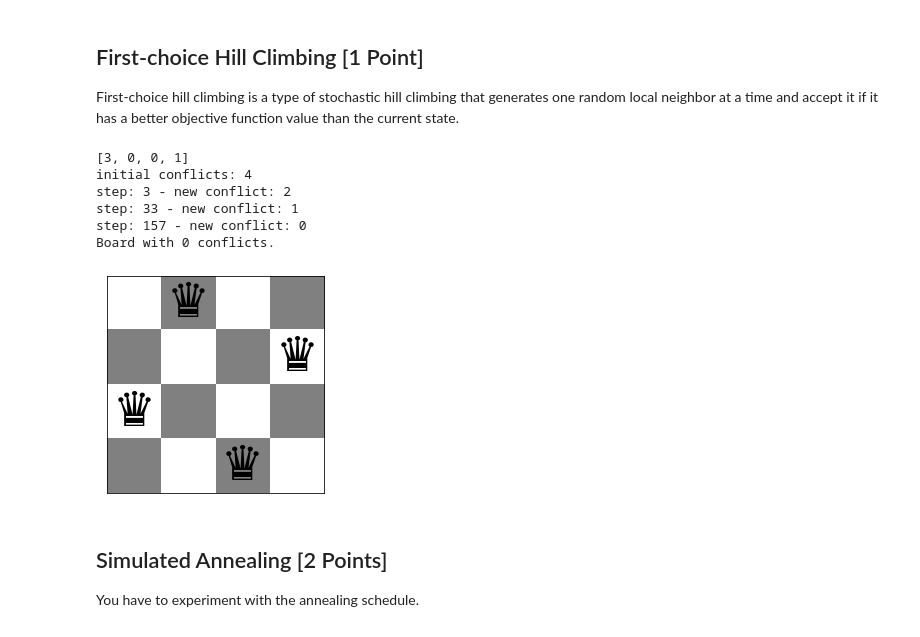
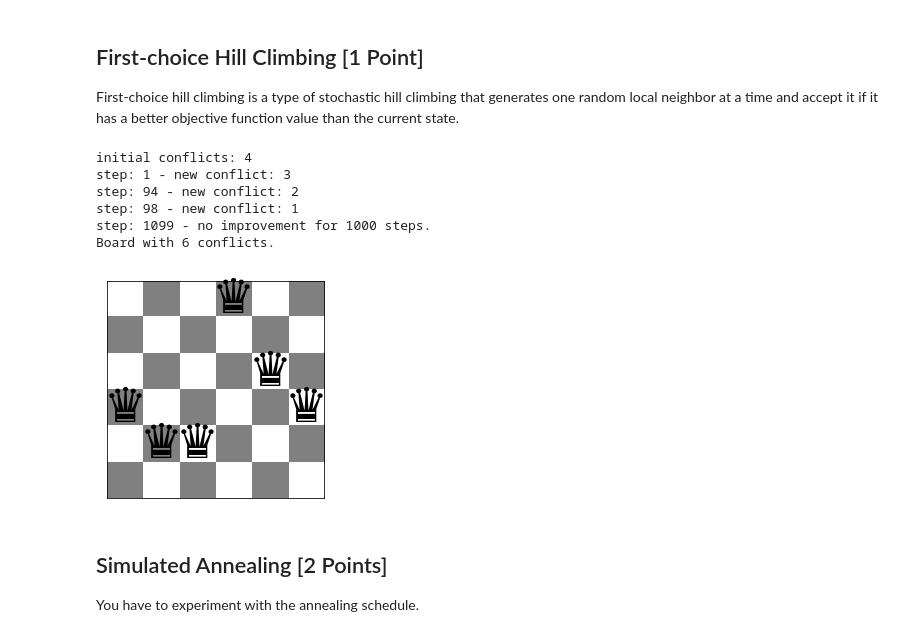
Before and after one commit to Meanings11/CS7320-AI, a Jupyter notebook: Local Search/n_queens.ipynb, the cells around one changed output. Cells and saved outputs as stored; diff of their text form; code cells hidden in the pictures.

Commit message:
issue: FCHC

```diff
--- a/Local Search/n_queens.ipynb
+++ b/Local Search/n_queens.ipynb
@@ -290,54 +263,51 @@ def random_move(board):
 
     return board
 
-print(random_move([0,0,0,1]))
+# print(random_move([0,0,0,1]))
 
-def FCHC(board=None, n=4, max_steps = 10000,
+def FCHC(board=None, max_steps = 10000,
          stop_after = 1000, debug= False):
 
-    if not board is None:
-        curr_b = board
-    else:
-        curr_b = random_board(n)
-
-    n = len(curr_b)
+    curr_b = board
     curr_conflict = conflicts(curr_b)
     if debug: print(f"initial conflicts: {curr_conflict}")
 
     last_better_step = 0
 
     for s in range(max_steps):
 
         # decide which schema
         new_board = random_move(curr_b)
         new_conflict = conflicts(new_board)
 
         if new_conflict < curr_conflict:
             curr_b = new_board
             curr_conflict = new_conflict
             last_better_step = s
             if debug: print(f"step: {s} - new conflict: {curr_conflict}")
 #             show_board(curr_b)
 
         # global optimal
         if curr_conflict == 0:
             break
 
         if s - last_better_step > stop_after:
             if debug: print(f"step: {s} - no improvement for {stop_after} steps.")
             break
 
     return(curr_b)
 
-show_board(FCHC(n=4,debug=True))
+board = random_board(6)
+nb = FCHC(board,debug=True)
+show_board(nb)
 # %% [output]
-[3, 0, 0, 1]
 initial conflicts: 4
-step: 3 - new conflict: 2
-step: 33 - new conflict: 1
-step: 157 - new conflict: 0
-Board with 0 conflicts.
+step: 1 - new conflict: 3
+step: 94 - new conflict: 2
+step: 98 - new conflict: 1
+step: 1099 - no improvement for 1000 steps.
+Board with 6 conflicts.
-[figure, old version]
+[figure, new version]
 # %% [markdown]
 ## Simulated Annealing [2 Points]
 
```
Also changed, not shown: parts of 5 cells of this notebook, 1 other file.
